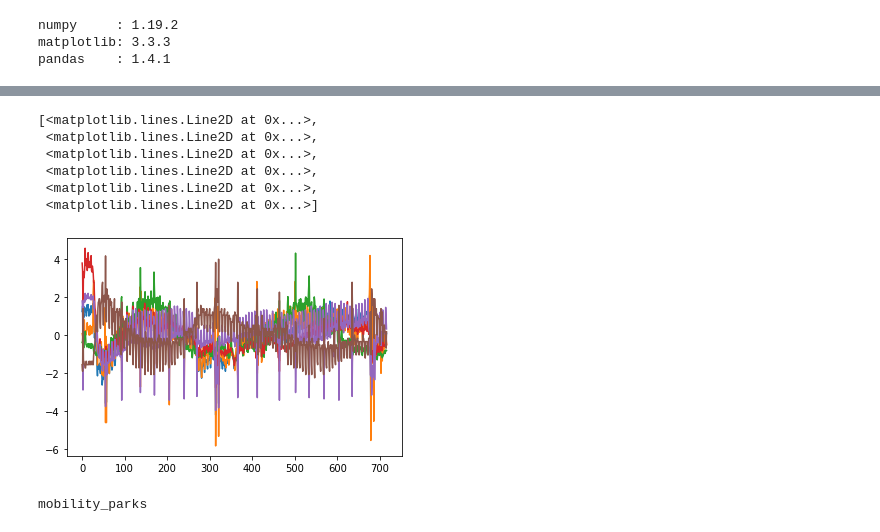
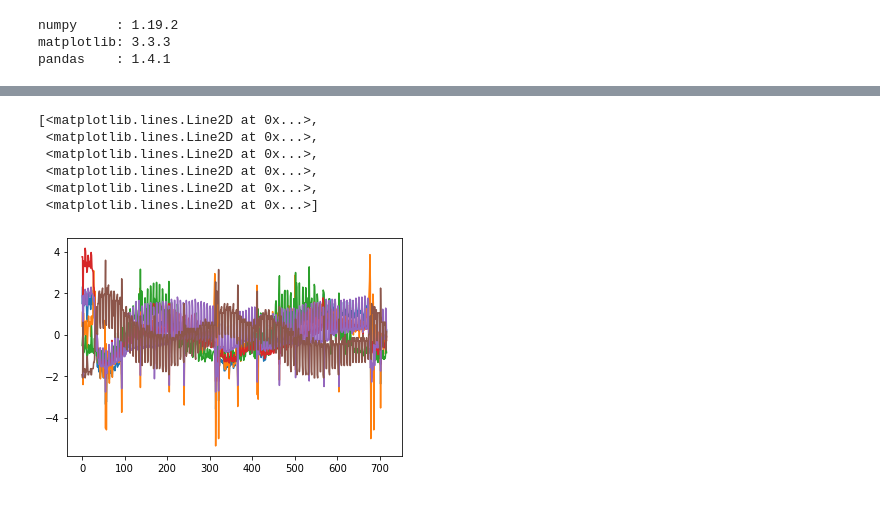
Before and after one commit to kbrezinski/COVID-BiLSTM, a Jupyter notebook: COVID-BiLSTM/process-google-data.ipynb, the cells around one changed output, grey strips where cells are left out. Saved outputs shown, nothing was run; the diff lists cells and outputs as text; code cells hidden in the pictures.

```diff
--- a/COVID-BiLSTM/process-google-data.ipynb
+++ b/COVID-BiLSTM/process-google-data.ipynb
@@ -38,0 +64,19 @@ df_CA.plot()
+# %%
+# sanity check to check which columns have missing elements
+
+is_CA = df['location_key'].apply(lambda x: x.startswith('CA') if isinstance(x, str) else False)
+df_CA = df[is_CA]
+
+# loop through provinces
+for province in df_CA['location_key'].unique():
+
+    # fetch provincial data
+    tmp = df_CA[df_CA['location_key'] == province]
+
+    # loop through mobility metrics
+    for metric in tmp.columns:
+        # check if column has missing data
+        if tmp[metric].isnull().sum() == 0:
+            continue
+        # print missing occurances
+        print(f"{province}:{metric}: {tmp[metric].isnull().sum()} missing")
@@ -39,34 +101,21 @@ df_CA.plot()
 # %%
 from sklearn.pipeline import Pipeline
 from sklearn.impute import KNNImputer
 from sklearn.preprocessing import StandardScaler
 
-## performs quite well; better to just stick to
-X = df_CA
+## performs quite well; better to just stick to StandardScalar
+X = df_CA[df_CA['location_key'] == 'CA_ON'].iloc[:, 2:]
+
 pipe = Pipeline([('scaler', StandardScaler()),
                  ('knn', KNNImputer(n_neighbors=5, weights="distance"))])
 trans = pipe.fit_transform(X)
 
 plt.plot(trans)
 # %% [output]
 [<matplotlib.lines.Line2D at 0x...>,
  <matplotlib.lines.Line2D at 0x...>,
  <matplotlib.lines.Line2D at 0x...>,
  <matplotlib.lines.Line2D at 0x...>,
  <matplotlib.lines.Line2D at 0x...>,
  <matplotlib.lines.Line2D at 0x...>]
-[figure, old version]
+[figure, new version]
-# %%
-cols = df_CA.columns
-for col in cols:
-
-    # check if column has missing data
-    if df_CA[col].isnull().sum() == 0:
-        continue
-
-    print(col)
-
-#print(cols)
-#df_CA[cols[4]].plot()
-# %% [output]
-mobility_parks
```
Also changed, not shown: parts of 5 cells of this notebook, 1 other file.
